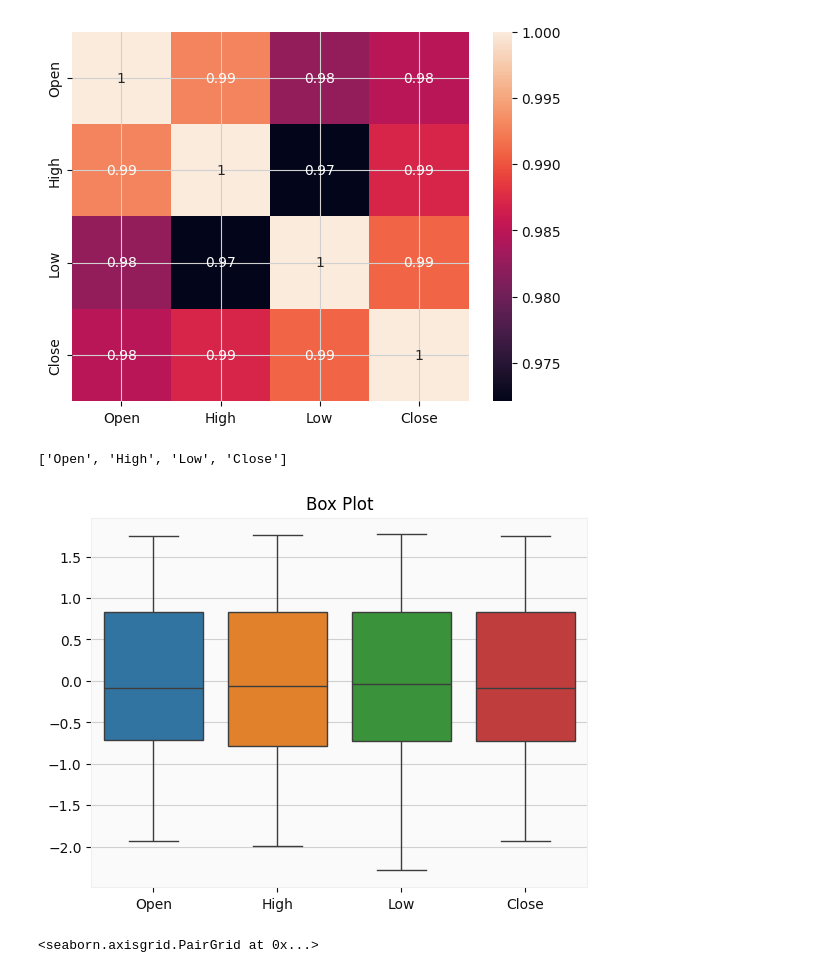
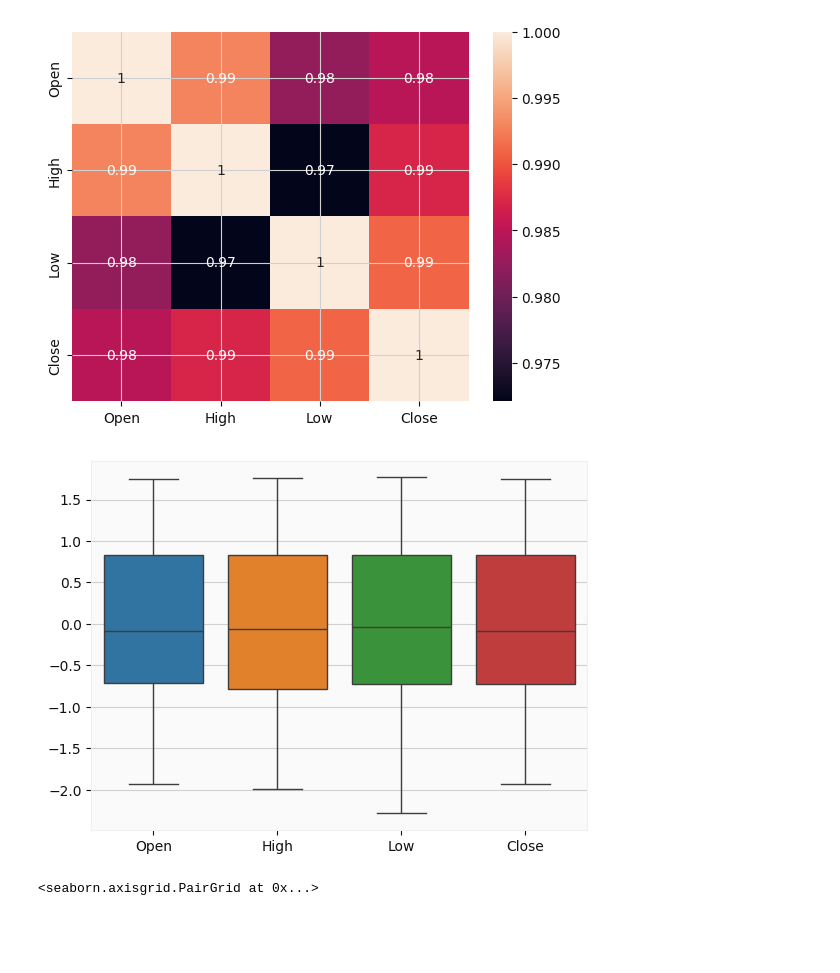
Before and after one commit to Umesh2851997/Yes-bank-stock-closing-price-prediction, a Jupyter notebook: Yes_Bank_Closing_Stock_Price_Prediction.ipynb, the cells around one changed output. Drawn from its saved outputs; the diff is of its cells as text; code cells hidden in the pictures; blank space fills up the shorter version.

```diff
--- a/Yes_Bank_Closing_Stock_Price_Prediction.ipynb
+++ b/Yes_Bank_Closing_Stock_Price_Prediction.ipynb
@@ -52,7 +70,7 @@ Drive already mounted at /content/drive; to attempt to forcibly remount, call dr
 ### Dataset First View
 # %%
 # Dataset First Look
-df = pd.read_csv("/content/data_YesBank_StockPrices.csv")
+df = pd.read_csv("/content/drive/MyDrive/My_new_numpy/data_YesBank_StockPrices.csv")
 df.head()
 # %% [output]
 |  | Date | Open | High | Low | Close |
@@ -344,18 +330,14 @@ sns.heatmap(kf.corr(),annot=True)
 # %% [output]
 <Axes: >
 [figure]
-# %%
-#Columns in the Dataset
-column1 = list(kf.columns)
-column1
-# %% [output]
-['Open', 'High', 'Low', 'Close']
+# %%
+col = list(kf.columns)
 # %%
-sns.boxplot(kf[column1])
-plt.title("Box Plot")
+ax = sns.boxplot(kf[col])
+
 plt.show()
 # %% [output]
-[figure, old version]
+[figure, new version]
 # %%
 #Pair Plot
 sns.pairplot(kf)
```
Also changed, not shown: parts of 34 cells of this notebook.
